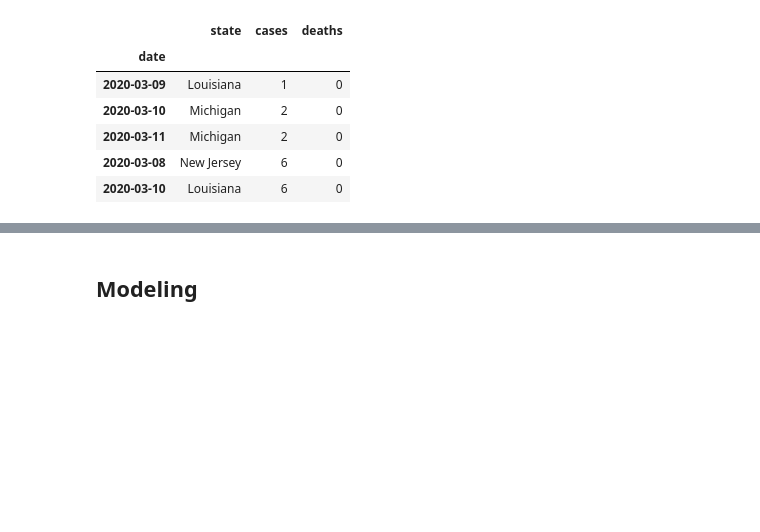
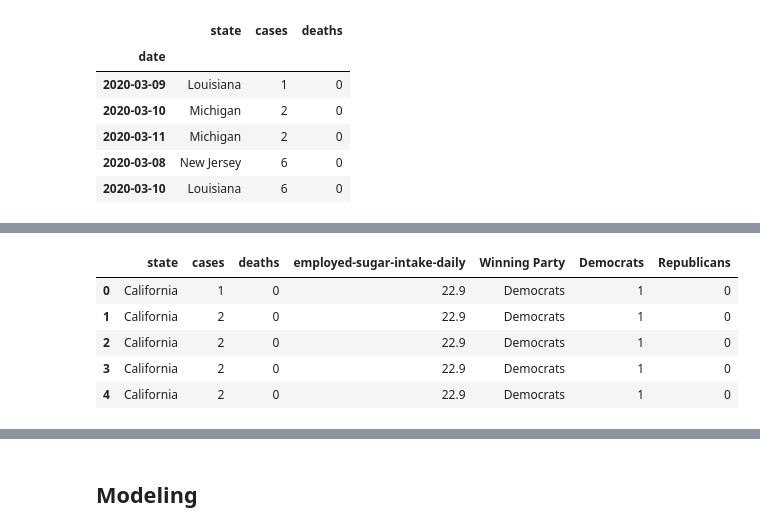
Before and after one commit to paiml/minimal-python, a Jupyter notebook: Chapter7_data_science.ipynb, the cells around one changed output, grey strips where cells are left out. Cells and saved outputs as stored; diff of their text form; code cells hidden in the pictures; blank space fills up the shorter version.

```diff
--- a/Chapter7_data_science.ipynb
+++ b/Chapter7_data_science.ipynb
@@ -218,0 +235,4 @@ fig.show()
+# %%
+cdc_employed_df = cdc_2013[["employed-sugar-intake-daily", "state"]]
+sugar_covid_df = df.merge(cdc_employed_df, how="inner", on="state")
+sugar_covid_df.head()
@@ -218,0 +248,8 @@ fig.show()
+# %%
+election_df = pd.read_csv("https://raw.githubusercontent.com/paiml/minimal-python/master/data/2016-Electoral-Votes.csv")
+election_df.rename(columns={"State": "state"},inplace=True)
+election_df.drop(columns="Votes", inplace=True)
+election_df = pd.concat([election_df, pd.get_dummies(election_df["Winning Party"])], axis=1);
+election_df.head()
+#election_df["Republican?"] = pd.get_dummies(election_df, columns=["Winning Party"])
+#election_df.head()
@@ -218,0 +263,10 @@ fig.show()
+# %%
+sugar_covid_df = sugar_covid_df.merge(election_df, how="inner", on="state")
+sugar_covid_df.head()
+# %% [output]
+|  | state | cases | deaths | employed-sugar-intake-daily | Winning Party | Democrats | Republicans |
+| 0 | California | 1 | 0 | 22.9 | Democrats | 1 | 0 |
+| 1 | California | 2 | 0 | 22.9 | Democrats | 1 | 0 |
+| 2 | California | 2 | 0 | 22.9 | Democrats | 1 | 0 |
+| 3 | California | 2 | 0 | 22.9 | Democrats | 1 | 0 |
+| 4 | California | 2 | 0 | 22.9 | Democrats | 1 | 0 |
```
Also changed, not shown: parts of 26 cells of this notebook.
